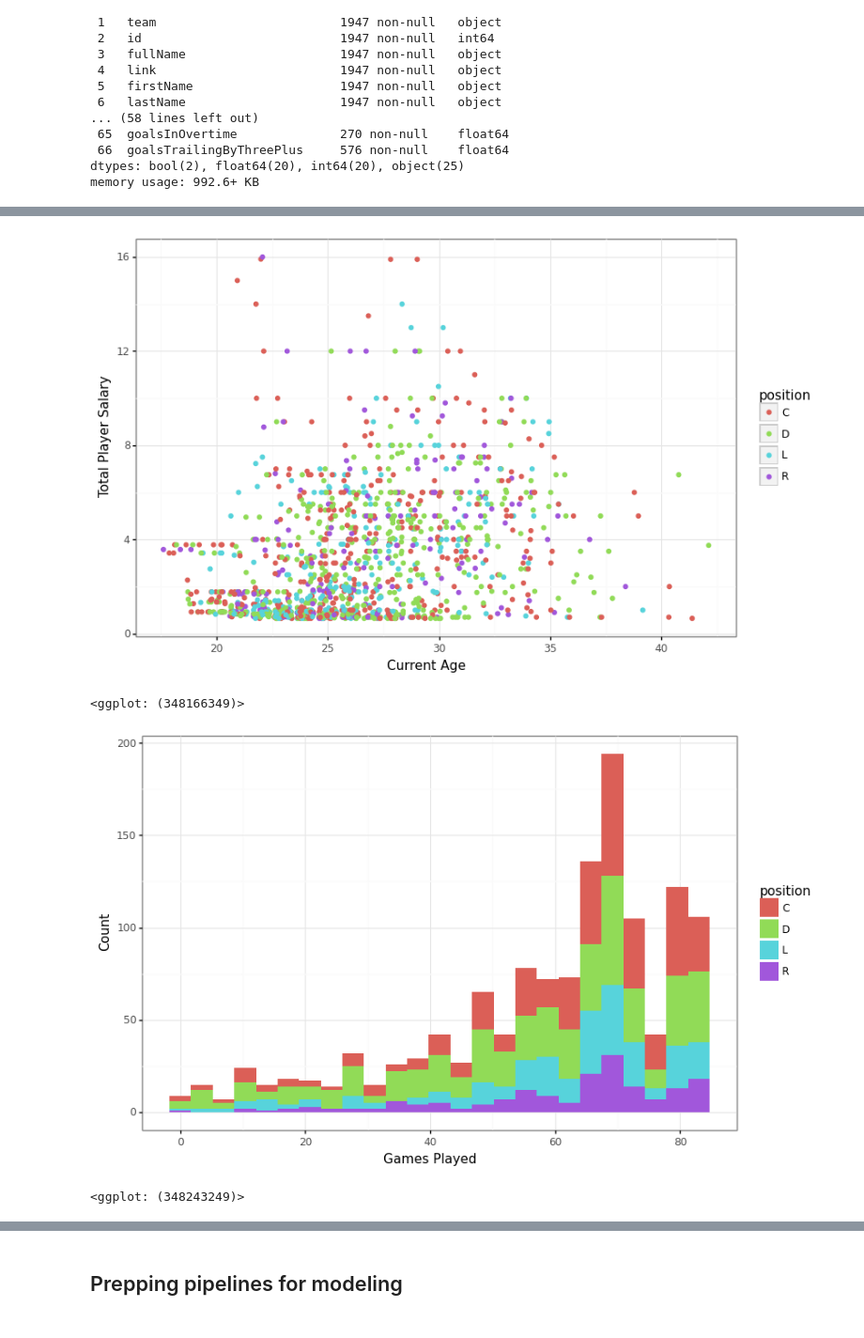
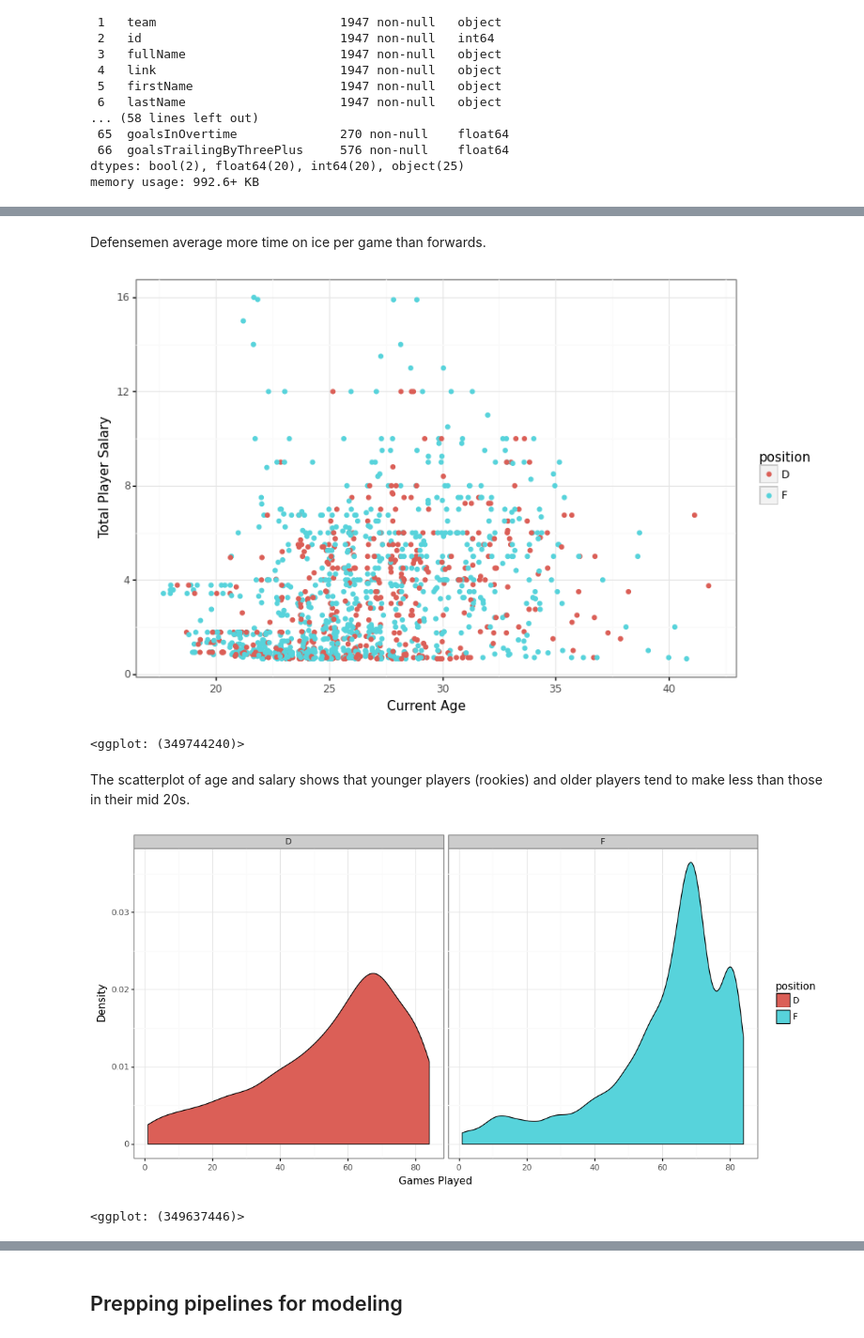
Before and after one commit to sjacobson94/COMP4449, a Jupyter notebook: midterm_project/analysis.ipynb, the cells around one changed output, grey strips where cells are left out. Shown at 94% size. Cells and saved outputs as stored; diff of their text form; code cells hidden in the pictures.

```diff
--- a/midterm_project/analysis.ipynb
+++ b/midterm_project/analysis.ipynb
@@ -45,6 +48,7 @@ Additionally, we must check for duplicate players on different teams throughout
 # %%
+# datasets created using the player.py script in the nhl/ folder
 player_df = pd.read_csv("data/player_season.csv")
-salary_full = pd.read_csv("data/player_salary.csv")
+salary_full = pd.read_csv("data/player_salary.csv").query('position != "G"')
 salary_full.rename(columns = {"player": "fullName"}, inplace = True)
 # updating the max seen columns to help see the data
 pd.set_option("max_columns", player_df.shape[1])
@@ -224,7 +248,6 @@ player_df['currentAge'] = np.floor((pd.to_datetime(player_df.season.str.slice(0,
 # %%
 # dropping unnecessary columns
-player_final = player_df.drop(columns = ['team', "nationality", "primaryNumber", 'birthDate', 'id', 'link', 'firstName', "lastName",
-                         'birthCity', 'birthStateProvince', 'birthCountry',
-                         'active', 'rosterStatus', 'season_type']).copy()
-# making the rookie column an integer
-player_final["rookie"] = player_final.rookie.astype(int)
+player_final = player_df.drop(columns = ['team', "nationality", "primaryNumber", 'birthDate',
+                                         'id', 'link', 'firstName', "lastName",
+                                         'birthCity', 'birthStateProvince', 'birthCountry',
+                                         'active', 'rosterStatus', 'season_type']).copy()
@@ -292,0 +327,11 @@ Name: position, dtype: int64
+# %%
+# switching the positions into just forwards and defensemen for simplicity since the
+# particular forward position won't really matter
+def position_cleaner(x):
+    if x in ("C", "R", "L"):
+        return "F"
+    else:
+        return x
+
+player_full['position'] = player_full.position.apply(position_cleaner)
+player_full['position'].value_counts()
@@ -380,3 +432,5 @@ ggplot(data = player_full, mapping = aes(x = "timeOnIcePerGame", y = "total_sala
+# %% [markdown]
+Defensemen average more time on ice per game than forwards.
 # %%
 plotnine.options.figure_size = (9, 6)
 
@@ -387,17 +441,20 @@ ggplot(data = player_full, mapping = aes(x = "currentAge", y = "total_salary", c
     labs(y = "Total Player Salary", x = "Current Age")
 )
 # %% [output]
-[figure, old version]
+[figure, new version]
-<ggplot: (348166349)>
+<ggplot: (349744240)>
+# %% [markdown]
+The scatterplot of age and salary shows that younger players (rookies) and older players tend to make less than those in their mid 20s.
 # %%
-plotnine.options.figure_size = (9, 6)
+plotnine.options.figure_size = (12, 6)
 
 (
 ggplot(data = player_full, mapping = aes(x = "games", fill = "position")) +
-    geom_histogram(bins = 25) +
+    geom_density() +
     theme_bw() +
-    labs(x = "Games Played", y = "Count")
+    labs(x = "Games Played", y = "Density") +
+    facet_grid(" ~ position")
 )
 # %% [output]
-[figure, old version]
+[figure, new version]
-<ggplot: (348243249)>
+<ggplot: (349637446)>
```
Also changed, not shown: parts of 74 cells of this notebook, 3 other files.
